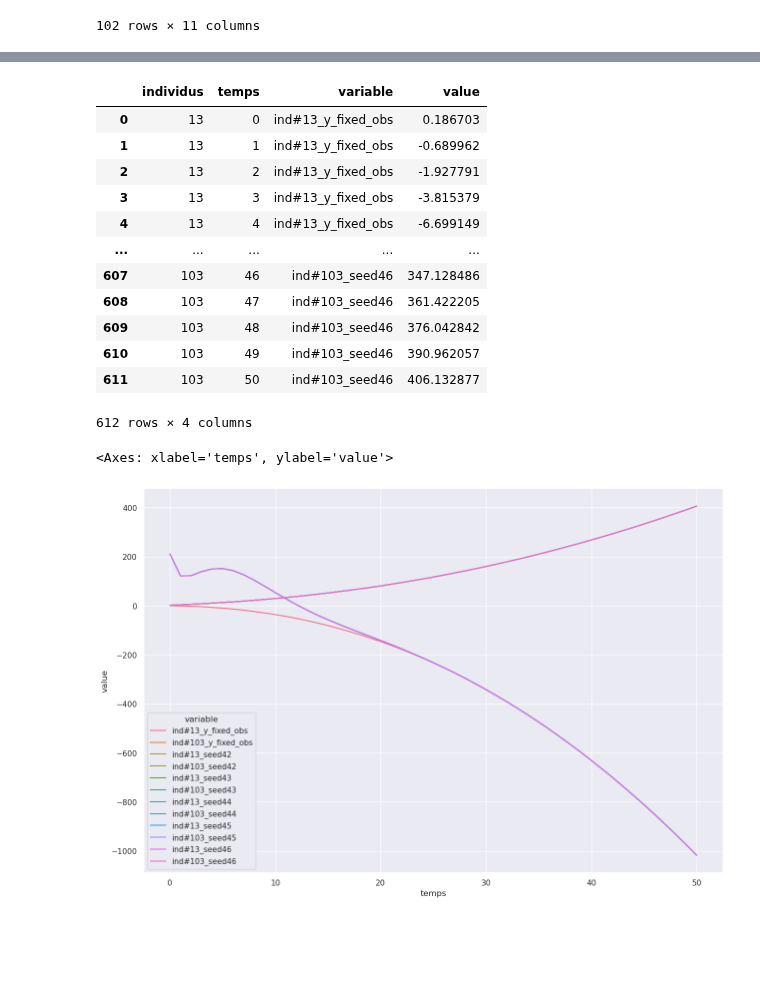
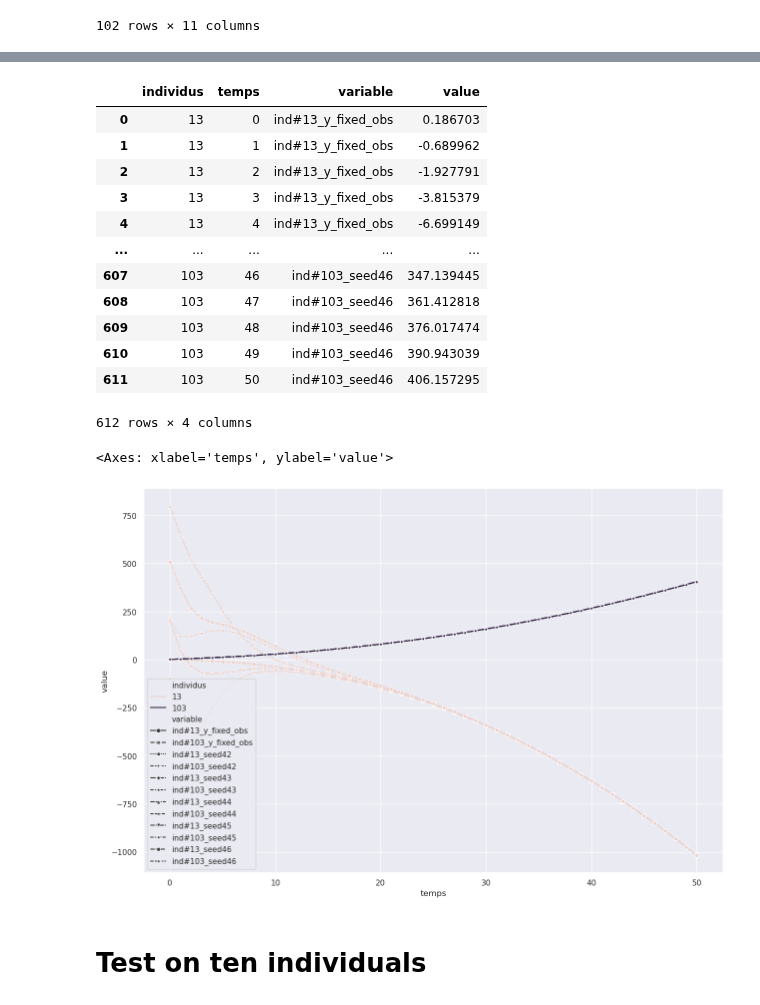
Before and after one commit to FrankwaP/subSISTM, a Jupyter notebook: models/reservoirs-synthetic_bph/00_basic_reservoir_test.ipynb, the cells around one changed output, grey strips where cells are left out. Cells and saved outputs as stored; diff of their text form; code cells hidden in the pictures; blank space fills up the shorter version.

Commit message:
basic results on 0 individuals

```diff
--- a/models/reservoirs-synthetic_bph/00_basic_reservoir_test.ipynb
+++ b/models/reservoirs-synthetic_bph/00_basic_reservoir_test.ipynb
@@ -233,15 +233,14 @@ data_pred = data_train.loc[:, ["individus", "temps"] + y_labels]
 
 for seed in range(42, 47):
 
-    reservoir = Reservoir(100, lr=0.5, sr=0.9, seed=42)
+    reservoir = Reservoir(100, lr=0.5, sr=0.9, seed=seed)
     readout = Ridge(ridge=1e-7)
 
     esn_model = reservoir >> readout
     esn_model.fit(x_train_3D, y_train_3D)
 
-    y_pred_3D = np.array(
-        esn_model.run(x_train_3D)
-    )  # ATTENTION besoin de convertir avec N>1
+    # ATTENTION besoin de convertir avec N>1
+    y_pred_3D = np.array(esn_model.run(x_train_3D))
     y_pred_scaled = y_pred_3D.reshape([N_train * T_train, Y_train])
     y_pred = scaler_y.inverse_transform(y_pred_scaled)
 
@@ -277,14 +276,18 @@ data_plot
 | 3 | 13 | 3 | ind#13_y_fixed_obs | -3.815379 |
 | 4 | 13 | 4 | ind#13_y_fixed_obs | -6.699149 |
 | ... | ... | ... | ... | ... |
-| 607 | 103 | 46 | ind#103_seed46 | 347.128486 |
-| 608 | 103 | 47 | ind#103_seed46 | 361.422205 |
-| 609 | 103 | 48 | ind#103_seed46 | 376.042842 |
-| 610 | 103 | 49 | ind#103_seed46 | 390.962057 |
-| 611 | 103 | 50 | ind#103_seed46 | 406.132877 |
+| 607 | 103 | 46 | ind#103_seed46 | 347.139445 |
+| 608 | 103 | 47 | ind#103_seed46 | 361.412818 |
+| 609 | 103 | 48 | ind#103_seed46 | 376.017474 |
+| 610 | 103 | 49 | ind#103_seed46 | 390.943039 |
+| 611 | 103 | 50 | ind#103_seed46 | 406.157295 |
 612 rows × 4 columns
 # %%
-sns.lineplot(data_plot, x="temps", y="value", hue="variable")
+sns.lineplot(
+    data_plot, x="temps", y="value", hue="individus", style="variable", markers=True
+)
 # %% [output]
 <Axes: xlabel='temps', ylabel='value'>
-[figure, old version]
+[figure, new version]
+# %% [markdown]
+# Test on ten individuals
```
Also changed, not shown: parts of 13 cells of this notebook, 1 other file.
